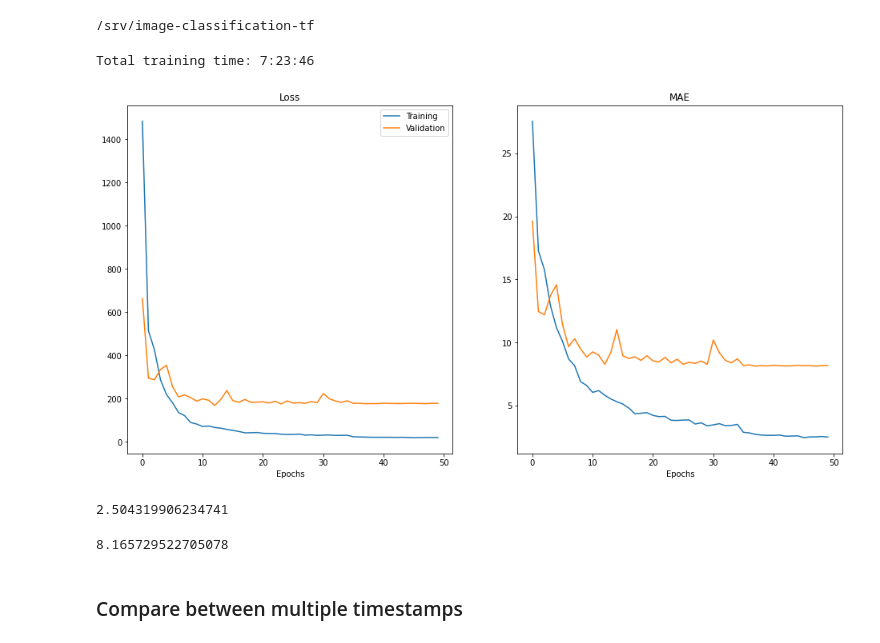
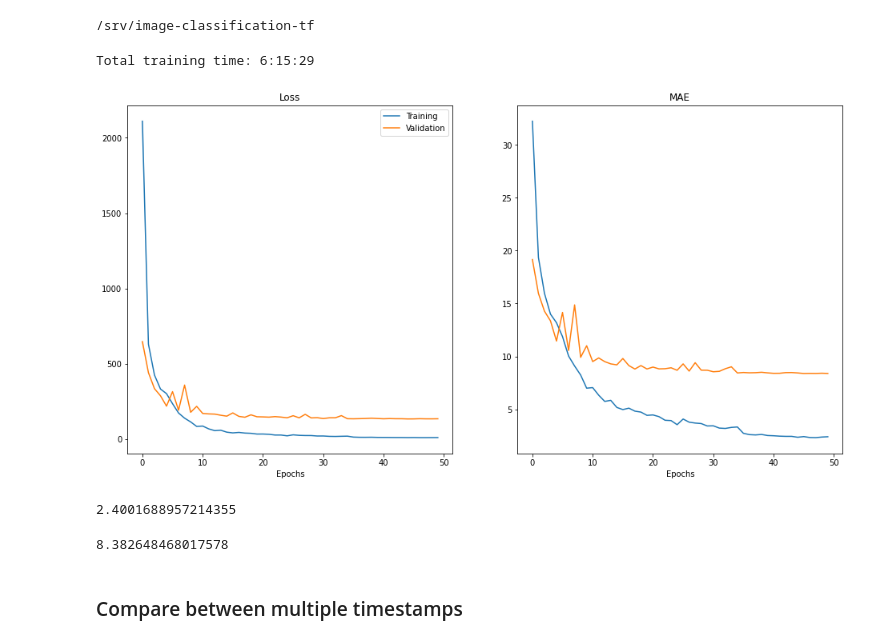
Before and after one commit to MiriamCobo/BrainGut-WineUp, a Jupyter notebook: notebooks/2.0-Model_training.ipynb, the cells around one changed output. Cells and saved outputs as stored; diff of their text form; code cells hidden in the pictures.

```diff
--- a/notebooks/2.0-Model_training.ipynb
+++ b/notebooks/2.0-Model_training.ipynb
@@ -51,44 +51,44 @@ import os
 import json
 from datetime import timedelta
 
 import matplotlib.pylab as plt
 import numpy as np
 
 from imgclas import paths, plot_utils
 
 # User parameters to set
-TIMESTAMP = '2021-10-27_Lab_All_Vasos_All_reg'             # timestamp of the model
+TIMESTAMP = '2021-11-02_Lab_Madrid_CopasVasosAll_reg'             # timestamp of the model
 
 # Set the timestamp
 paths.timestamp = TIMESTAMP
 
 # Load training statistics
 stats_path = os.path.join(paths.get_stats_dir(), 'stats.json')
 with open(stats_path) as f:
     stats = json.load(f)
 
 # Load training configuration
 conf_path = os.path.join(paths.get_conf_dir(), 'conf.json')
 with open(conf_path) as f:
     conf = json.load(f)
 
 # Plot the trainig plots
 plot_utils.training_plots(conf, stats)
 
 # Print total training time
 tr_time = int(stats['training time (s)'])
 print('Total training time: {}'.format(timedelta(seconds=tr_time)))
 # %% [output]
-Total training time: 7:23:46
+Total training time: 6:15:29
-[figure, old version]
+[figure, new version]
 # %%
 stats['mean_absolute_error'][-1] # accuracy last epoch train
 # %% [output]
-2.504319906234741
+2.4001688957214355
 # %%
 stats['val_mean_absolute_error'][-1] # acc last epoch val
 # %% [output]
-8.165729522705078
+8.382648468017578
 # %% [markdown]
 ### Compare between multiple timestamps
 # %%
```
Also changed, not shown: parts of 1 cell of this notebook, 7 other files.
